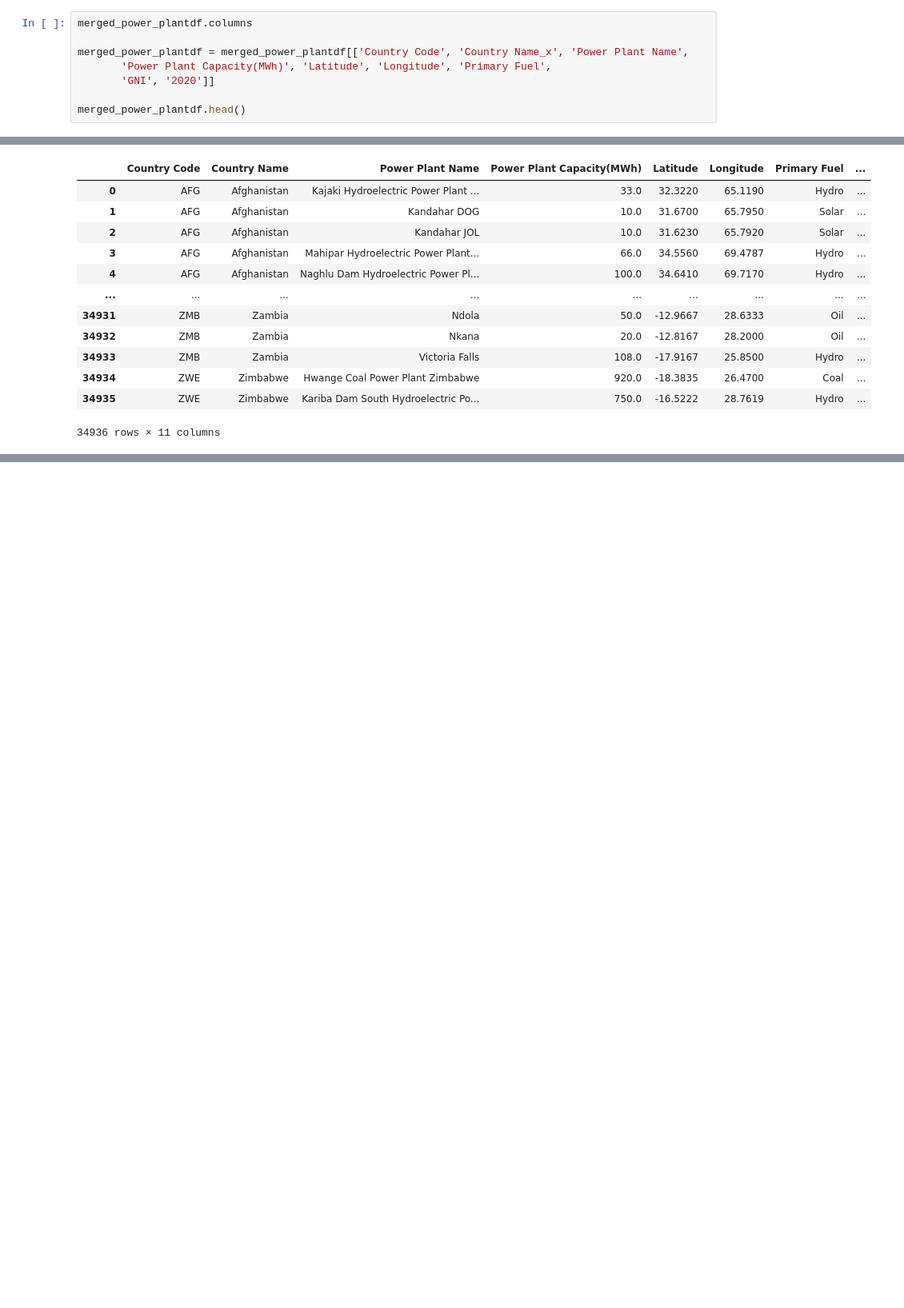
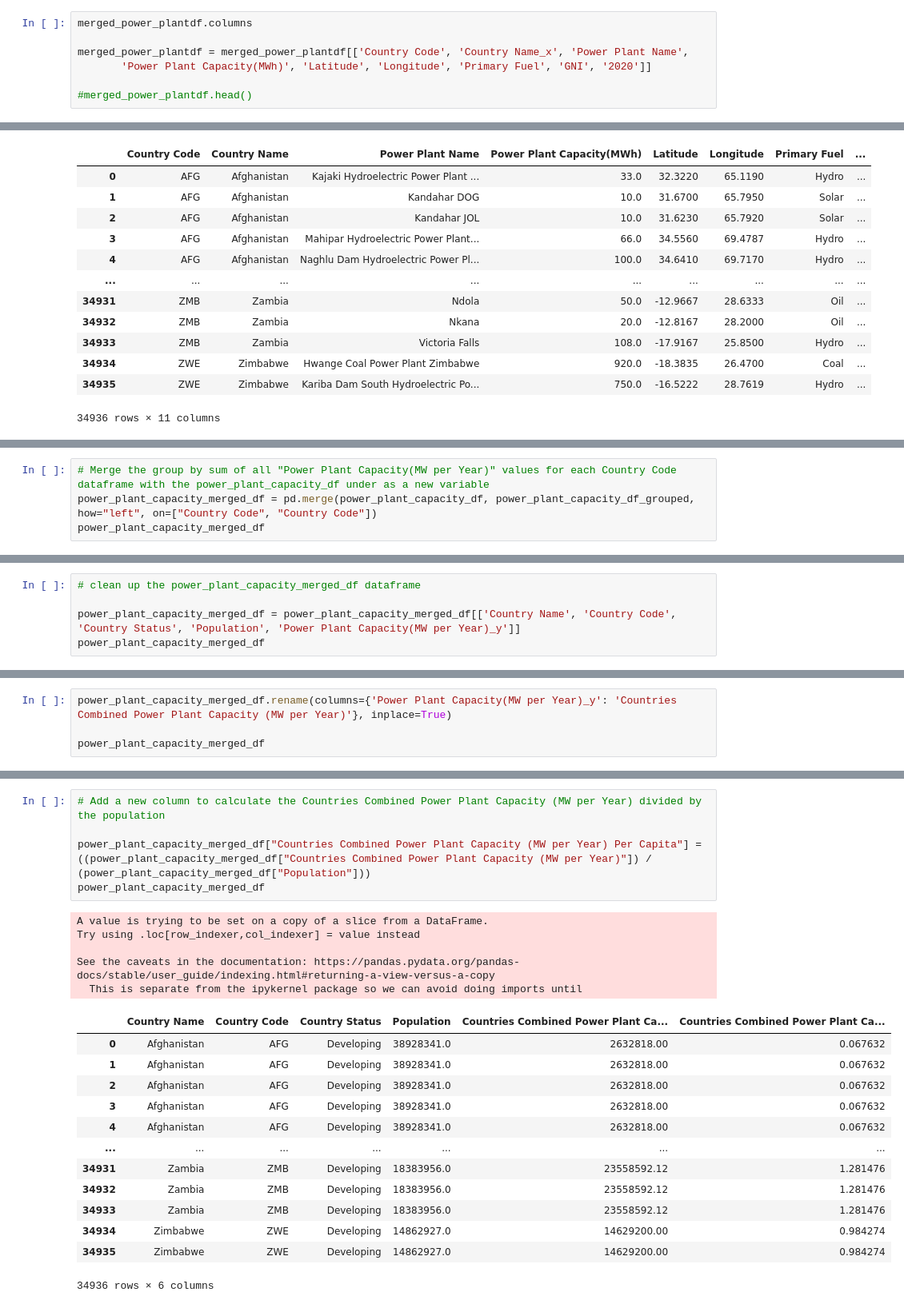
Before and after one commit to Carly-Jane/International_Power_Rangers, a Jupyter notebook: clean_up_notebook.ipynb, the cells around one changed output, grey strips where cells are left out. Shown at 80% size. Drawn from its saved outputs; the diff is of its cells as text; blank space fills up the shorter version.

Commit message:
dataframe for the question is now complete. next step is to sort the values and provide summary statistics, before creating visualisations

```diff
--- a/clean_up_notebook.ipynb
+++ b/clean_up_notebook.ipynb
@@ -114,7 +53,6 @@ merged_power_plantdf.head()
 merged_power_plantdf.columns
 
 merged_power_plantdf = merged_power_plantdf[['Country Code', 'Country Name_x', 'Power Plant Name',
-       'Power Plant Capacity(MWh)', 'Latitude', 'Longitude', 'Primary Fuel',
-       'GNI', '2020']]
+       'Power Plant Capacity(MWh)', 'Latitude', 'Longitude', 'Primary Fuel', 'GNI', '2020']]
 
-merged_power_plantdf.head()
+#merged_power_plantdf.head()
@@ -217,3 +131,7 @@ power_plant_capacity_df_grouped
 | 165 | ZMB | 2.355859e+07 |
 | 166 | ZWE | 1.462920e+07 |
 167 rows × 2 columns
+# %%
+# Merge the group by sum of all "Power Plant Capacity(MW per Year)" values for each Country Code dataframe with the power_plant_capacity_df under as a new variable
+power_plant_capacity_merged_df = pd.merge(power_plant_capacity_df, power_plant_capacity_df_grouped, how="left", on=["Country Code", "Country Code"])
+power_plant_capacity_merged_df
@@ -219,0 +152,5 @@ power_plant_capacity_df_grouped
+# %%
+# clean up the power_plant_capacity_merged_df dataframe
+
+power_plant_capacity_merged_df = power_plant_capacity_merged_df[['Country Name', 'Country Code', 'Country Status', 'Population', 'Power Plant Capacity(MW per Year)_y']]
+power_plant_capacity_merged_df
@@ -219,0 +171,4 @@ power_plant_capacity_df_grouped
+# %%
+power_plant_capacity_merged_df.rename(columns={'Power Plant Capacity(MW per Year)_y': 'Countries Combined Power Plant Capacity (MW per Year)'}, inplace=True)
+
+power_plant_capacity_merged_df
@@ -219,0 +193,24 @@ power_plant_capacity_df_grouped
+# %%
+# Add a new column to calculate the Countries Combined Power Plant Capacity (MW per Year) divided by the population
+
+power_plant_capacity_merged_df["Countries Combined Power Plant Capacity (MW per Year) Per Capita"] = ((power_plant_capacity_merged_df["Countries Combined Power Plant Capacity (MW per Year)"]) / (power_plant_capacity_merged_df["Population"]))
+power_plant_capacity_merged_df
+# %% [output]
+A value is trying to be set on a copy of a slice from a DataFrame.
+Try using .loc[row_indexer,col_indexer] = value instead
+
+See the caveats in the documentation: https://pandas.pydata.org/pandas-docs/stable/user_guide/indexing.html#returning-a-view-versus-a-copy
+  This is separate from the ipykernel package so we can avoid doing imports until
+|  | Country Name | Country Code | Country Status | Population | Countries Combined Power Plant Ca... | Countries Combined Power Plant Ca... |
+| 0 | Afghanistan | AFG | Developing | 38928341.0 | 2632818.00 | 0.067632 |
+| 1 | Afghanistan | AFG | Developing | 38928341.0 | 2632818.00 | 0.067632 |
+| 2 | Afghanistan | AFG | Developing | 38928341.0 | 2632818.00 | 0.067632 |
+| 3 | Afghanistan | AFG | Developing | 38928341.0 | 2632818.00 | 0.067632 |
+| 4 | Afghanistan | AFG | Developing | 38928341.0 | 2632818.00 | 0.067632 |
+| ... | ... | ... | ... | ... | ... | ... |
+| 34931 | Zambia | ZMB | Developing | 18383956.0 | 23558592.12 | 1.281476 |
+| 34932 | Zambia | ZMB | Developing | 18383956.0 | 23558592.12 | 1.281476 |
+| 34933 | Zambia | ZMB | Developing | 18383956.0 | 23558592.12 | 1.281476 |
+| 34934 | Zimbabwe | ZWE | Developing | 14862927.0 | 14629200.00 | 0.984274 |
+| 34935 | Zimbabwe | ZWE | Developing | 14862927.0 | 14629200.00 | 0.984274 |
+34936 rows × 6 columns
```
Also changed, not shown: parts of 19 cells of this notebook.
